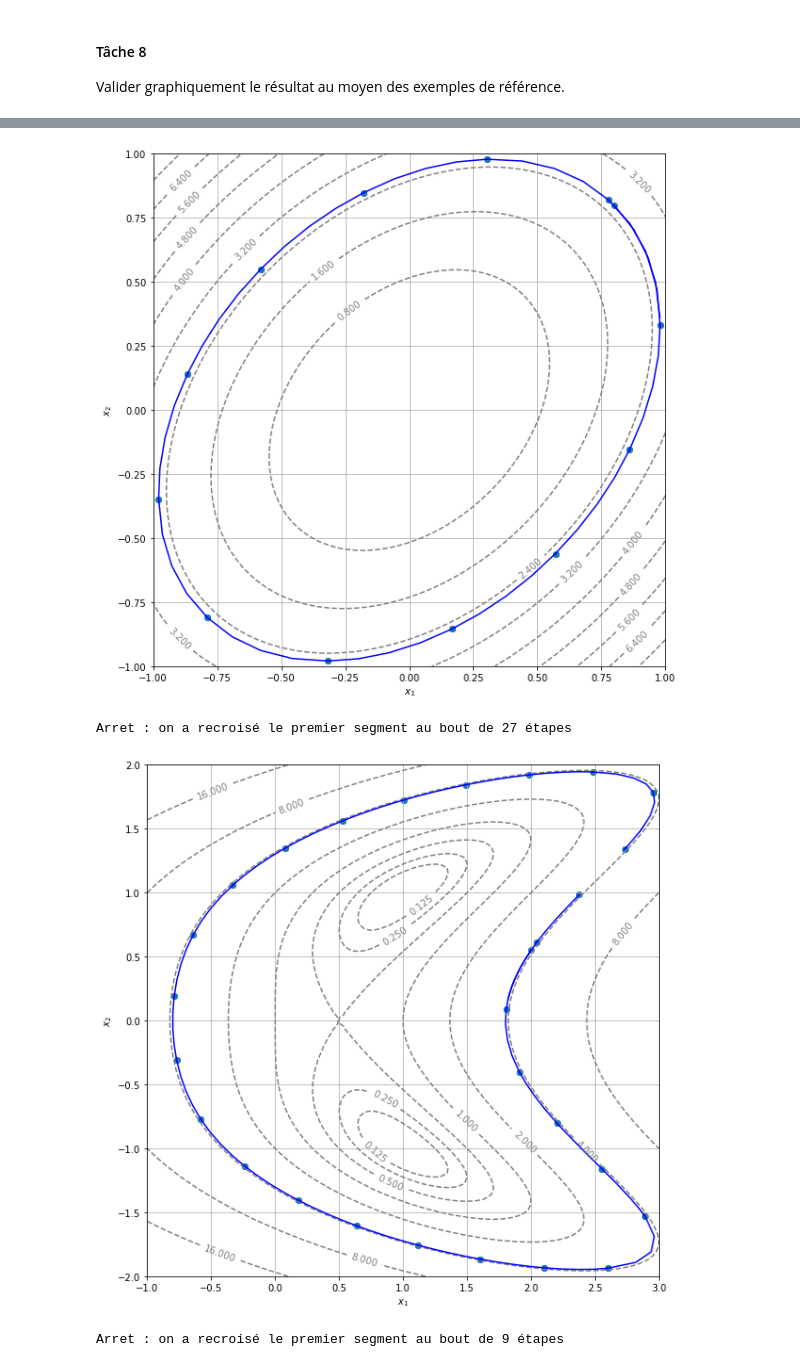
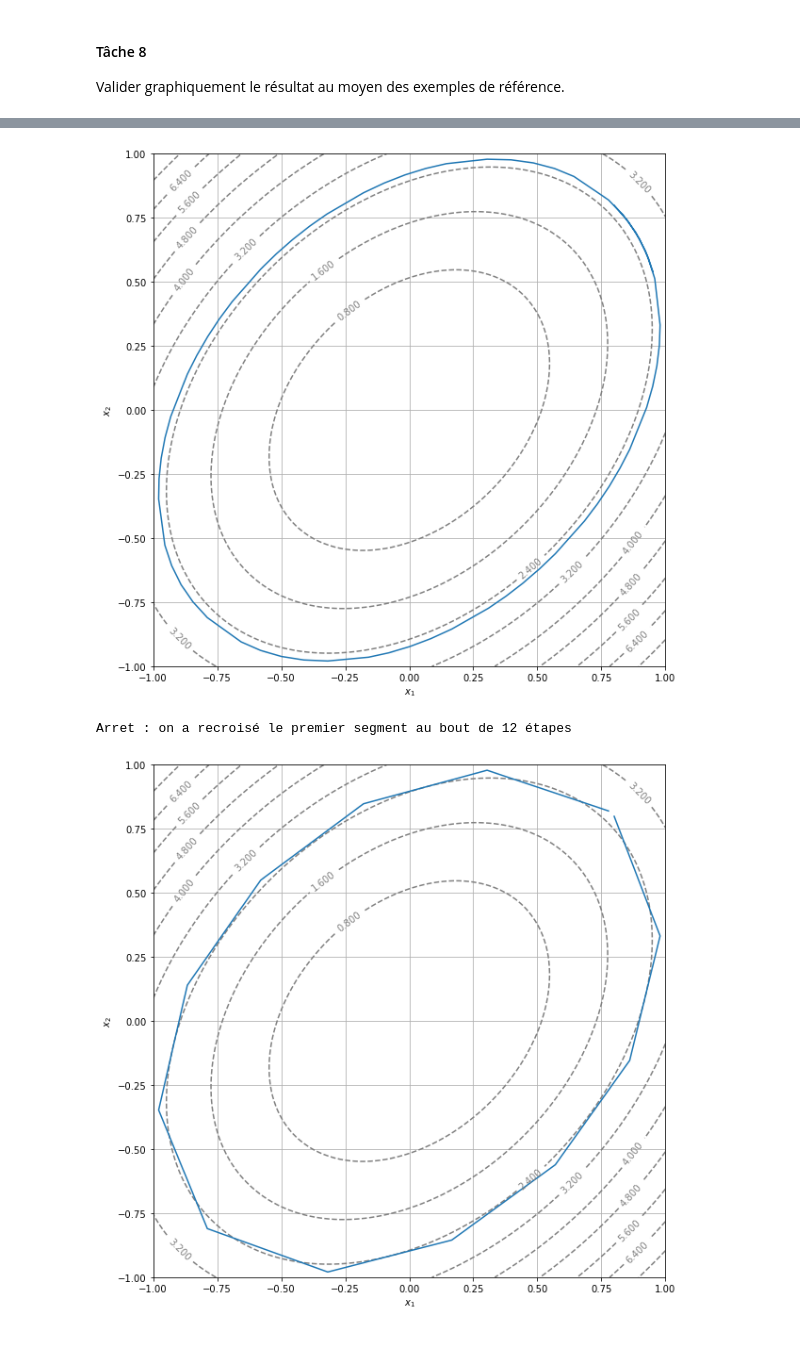
Before and after one commit to remymart/courbes-de-niveau, a Jupyter notebook: Courbes de niveau - Enoncé.ipynb, the cells around one changed output, grey strips where cells are left out. Drawn from its saved outputs; the diff is of its cells as text; code cells hidden in the pictures.

```diff
--- a/Courbes de niveau - Enoncé.ipynb
+++ b/Courbes de niveau - Enoncé.ipynb
@@ -398,7 +398,7 @@ def level_curve(f, x0, y0, delta=0.1, N=100, eps=eps):
    c=f(x0,y0)
 
    def F(x,y):
-      return(np.array([f(x,y)-c, (x*0.999999-x0)**2 + (y*0.999999-y0)**2 - delta*delta]))
+      return(np.array([f(x,y)-c, (x-x0)**2 + (y-y0)**2 - delta*delta]))
 
    courbe = np.zeros((2,N))
 
@@ -748,47 +745,56 @@ Valider graphiquement le résultat au moyen des exemples de référence.
 # %%
 
 display_contour(
 f1,
 x=np.linspace(-1.0, 1.0, 100),
 y=np.linspace(-1.0, 1.0, 100),
 levels=10 # 10 levels, automatically selected
 )
-courbe = level_curve_final(f1,0.8,0.799,delta=5*10**-1,N=30, oversampling = 6)
+courbe = level_curve_final(f1,0.8,0.799,delta=5*10**-1,N=13, oversampling = 6)
 abscisses = courbe[0,:]
 ordonnees = courbe[1,:]
-plt.scatter(abscisses,ordonnees)
+plt.plot(abscisses,ordonnees)
 plt.show()
 
 display_contour(
-    f2,
-    x=np.linspace(-1.0, 3.0, 100),
-    y=np.linspace(-2.0, 2.0, 100),
-    levels=[2**i for i in range(-3, 8)] # levels: [0.125, 0.25, ..., 64, 128]
+f1,
+x=np.linspace(-1.0, 1.0, 100),
+y=np.linspace(-1.0, 1.0, 100),
+levels=10 # 10 levels, automatically selected
 )
-courbe = level_curve_final(f2,2.,0.55,delta=5*10**-1,N=30, oversampling = 6)
-abscisses = courbe[0,:]
-ordonnees = courbe[1,:]
-plt.scatter(abscisses,ordonnees)
+courbe_bis = level_curve(f1,0.8,0.799, N=13, delta=5*10**-1)
+plt.plot(courbe_bis[0,:], courbe_bis[1,:])
 plt.show()
 
-display_contour(
-f3,
-x=np.linspace(-5.0, 5.0, 100),
-y=np.linspace(-5.0, 5.0, 100),
-levels=5, # 5 levels, automatically selected
-)
-courbe = level_curve_final(f3,2.1,-2.5,delta=5*10**-1,N=30, oversampling = 6)
+# display_contour(
+#     f2,
+#     x=np.linspace(-1.0, 3.0, 100),
+#     y=np.linspace(-2.0, 2.0, 100),
+#     levels=[2**i for i in range(-3, 8)] # levels: [0.125, 0.25, ..., 64, 128]
+# )
+# courbe = level_curve_final(f2,2.,0.55,delta=5*10**-1,N=30, oversampling = 6)
+# abscisses = courbe[0,:]
+# ordonnees = courbe[1,:]
+# plt.scatter(abscisses,ordonnees)
+# plt.show()
+
+# display_contour(
+# f3,
+# x=np.linspace(-5.0, 5.0, 100),
+# y=np.linspace(-5.0, 5.0, 100),
+# levels=5, # 5 levels, automatically selected
+# )
+# courbe = level_curve_final(f3,2.1,-2.5,delta=5*10**-1,N=30, oversampling = 6)
 
 
-abscisses = courbe[0,:]
-ordonnees = courbe[1,:]
+# abscisses = courbe[0,:]
+# ordonnees = courbe[1,:]
 
-plt.scatter(abscisses,ordonnees)
+# plt.scatter(abscisses,ordonnees)
 
 plt.show()
 # %% [output]
 Arret : on a recroisé le premier segment au bout de 12 étapes
-[figure, old version]
+[figure, new version]
-Arret : on a recroisé le premier segment au bout de 27 étapes
+Arret : on a recroisé le premier segment au bout de 12 étapes
-[figure, old version]
+[figure, new version]
-Arret : on a recroisé le premier segment au bout de 9 étapes
```
Also changed, not shown: parts of 2 cells of this notebook.
